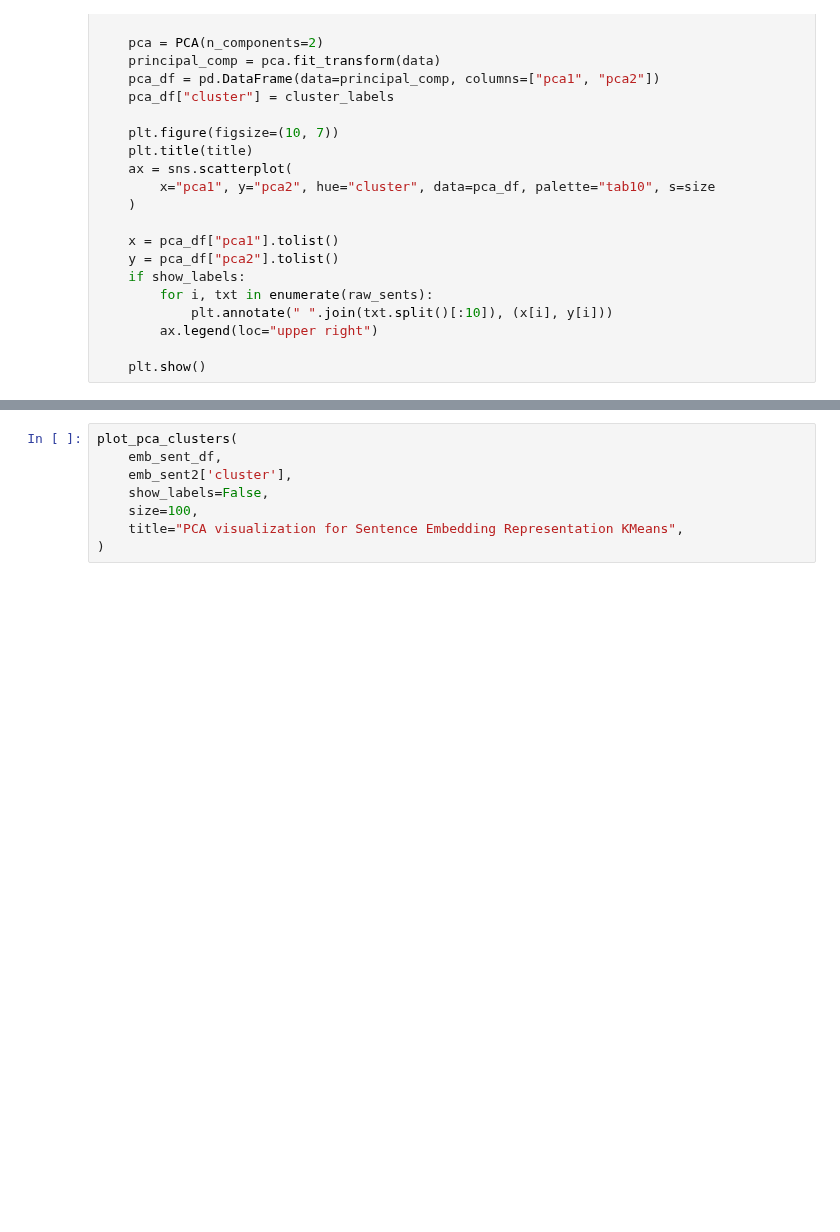
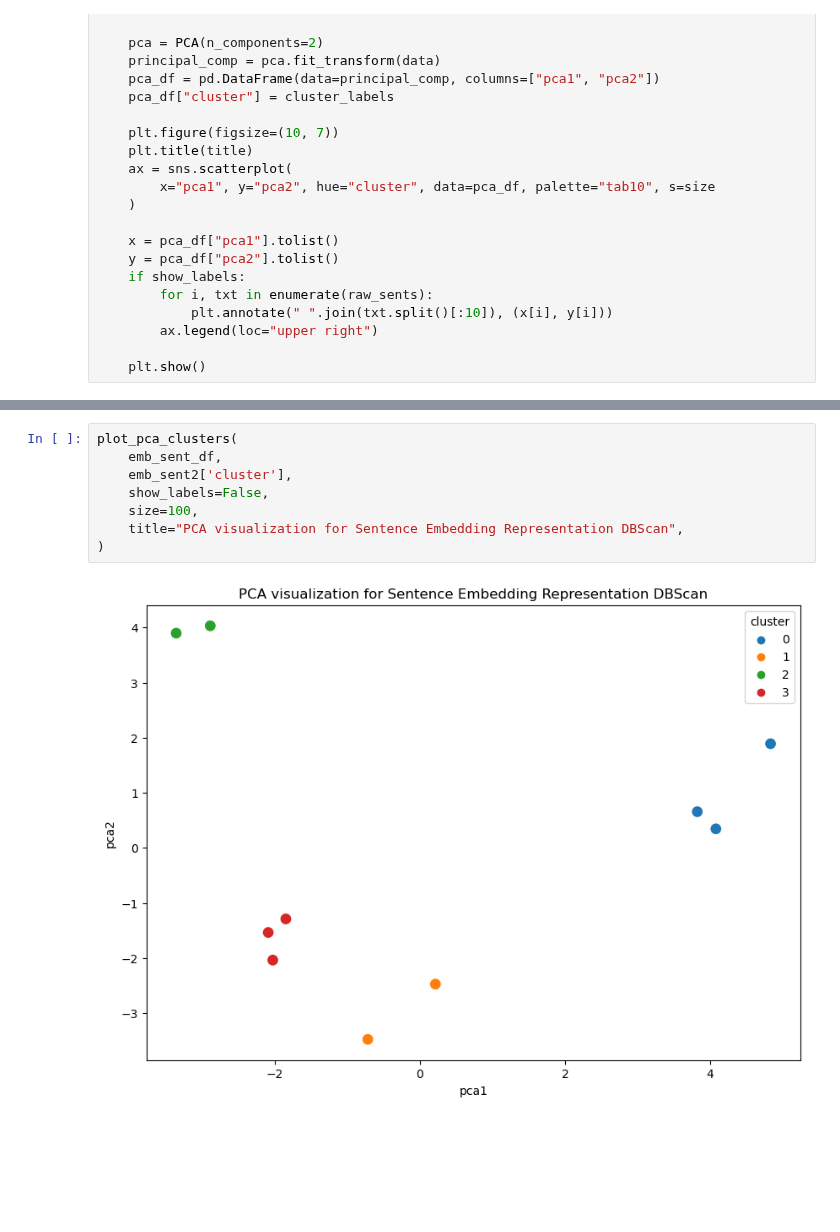
Before and after one commit to wangseann/cpsc330-2022W2, a Jupyter notebook: hw/hw7/hw7.ipynb, the cells around one changed output, grey strips where cells are left out. Drawn from its saved outputs; the diff is of its cells as text; blank space fills up the shorter version.

```diff
--- a/hw/hw7/hw7.ipynb
+++ b/hw/hw7/hw7.ipynb
@@ -469,11 +473,13 @@ plot_pca_clusters(
 # %%
 plot_pca_clusters(
     emb_sent_df,
     emb_sent2['cluster'],
     show_labels=False,
     size=100,
-    title="PCA visualization for Sentence Embedding Representation KMeans",
+    title="PCA visualization for Sentence Embedding Representation DBScan",
 )
+# %% [output]
+[figure, added]
 # %% [markdown]
 <br><br><br><br>
 # %% [markdown]
```
Also changed, not shown: parts of 22 cells of this notebook, 23 other files.
